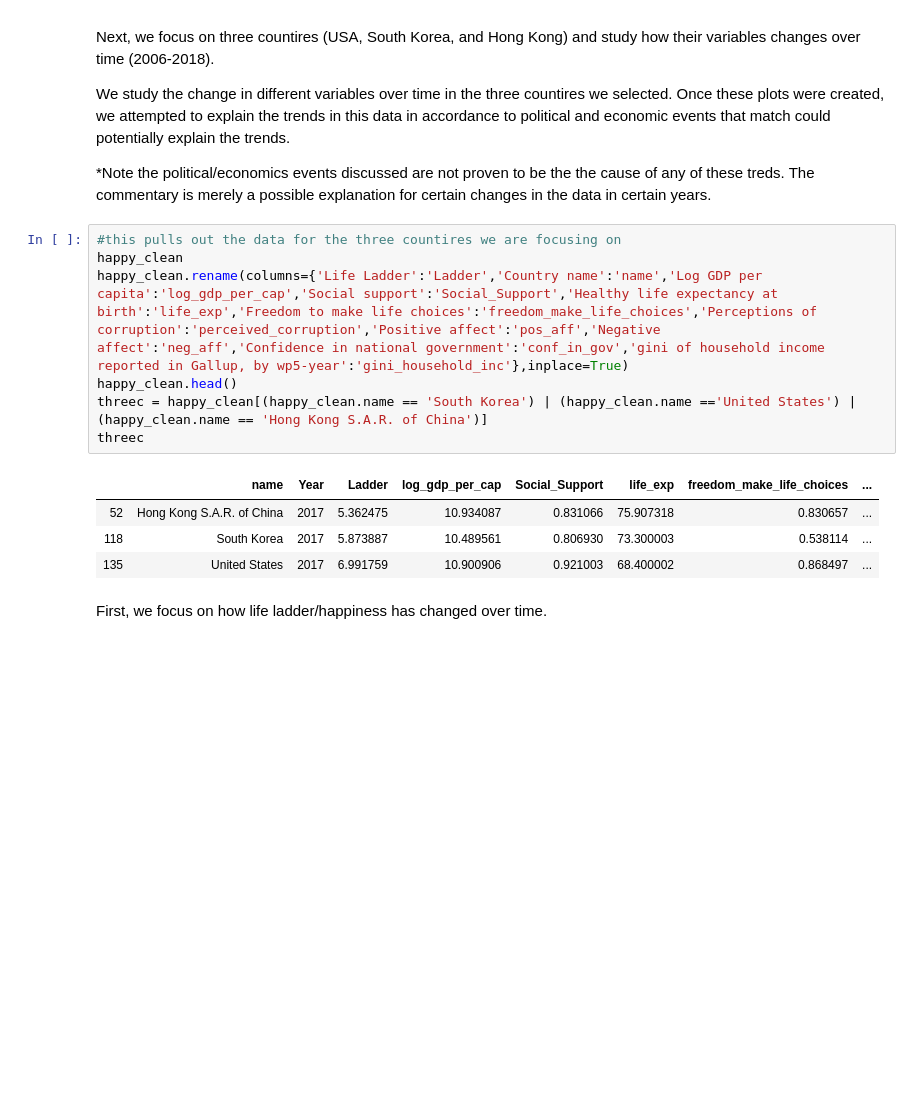
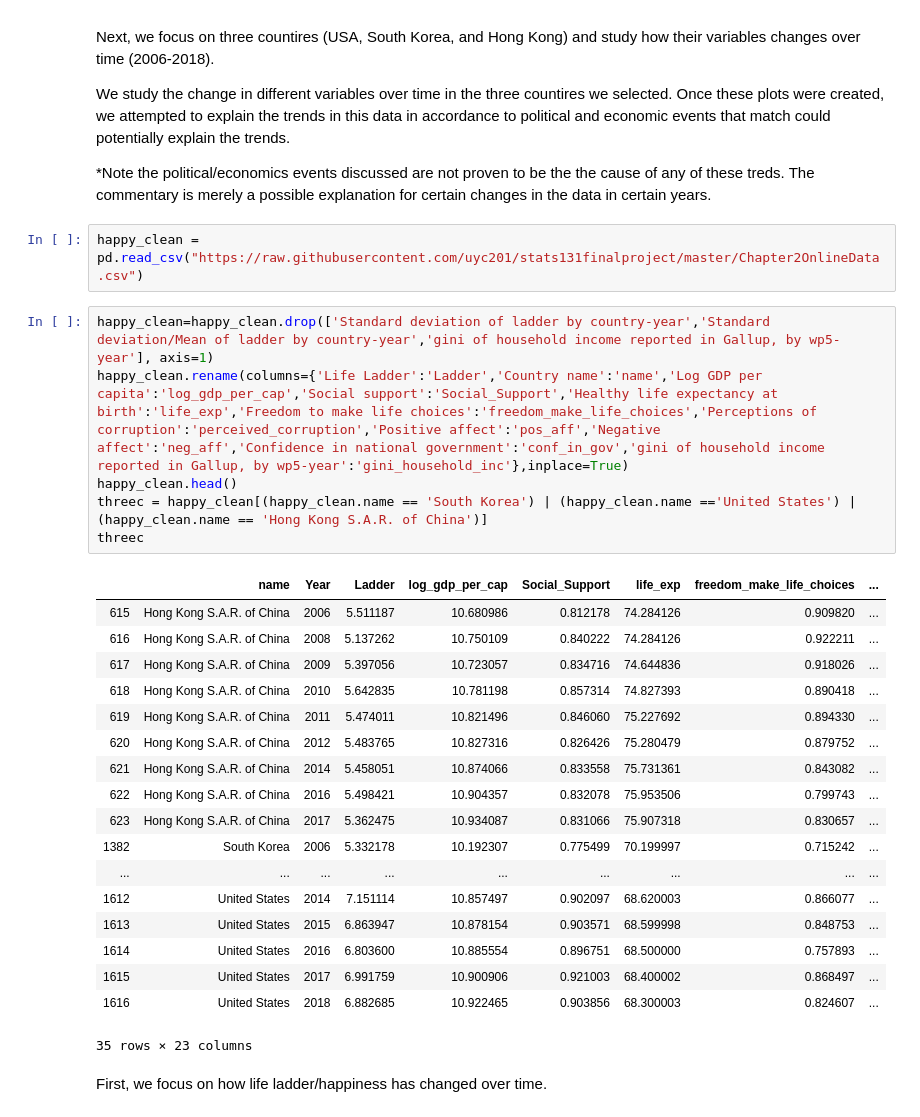
Before and after one commit to uyc201/stats131finalproject, a Jupyter notebook: Stats 131 Final Project Combined Version.ipynb, the cells around one changed output. Saved outputs shown, nothing was run; the diff lists cells and outputs as text; blank space fills up the shorter version.

```diff
--- a/Stats 131 Final Project Combined Version.ipynb
+++ b/Stats 131 Final Project Combined Version.ipynb
@@ -672,17 +668,32 @@ Next, we focus on three countires (USA, South Korea, and Hong Kong) and study ho
 We study the change in different variables over time in the three countires we selected. Once these plots were created, we attempted to explain the trends in this data in accordance to political and economic events that match could potentially explain the trends.
 
 *Note the political/economics events discussed are not proven to be the the cause of any of these treds. The commentary is merely a possible explanation for certain changes in the data in certain years.
+# %%
+happy_clean = pd.read_csv("https://raw.githubusercontent.com/uyc201/stats131finalproject/master/Chapter2OnlineData.csv")
 # %%
-#this pulls out the data for the three countires we are focusing on
-happy_clean
+happy_clean=happy_clean.drop(['Standard deviation of ladder by country-year','Standard deviation/Mean of ladder by country-year','gini of household income reported in Gallup, by wp5-year'], axis=1)
 happy_clean.rename(columns={'Life Ladder':'Ladder','Country name':'name','Log GDP per capita':'log_gdp_per_cap','Social support':'Social_Support','Healthy life expectancy at birth':'life_exp','Freedom to make life choices':'freedom_make_life_choices','Perceptions of corruption':'perceived_corruption','Positive affect':'pos_aff','Negative affect':'neg_aff','Confidence in national government':'conf_in_gov','gini of household income reported in Gallup, by wp5-year':'gini_household_inc'},inplace=True)
 happy_clean.head()
 threec = happy_clean[(happy_clean.name == 'South Korea') | (happy_clean.name =='United States') | (happy_clean.name == 'Hong Kong S.A.R. of China')]
 threec
 # %% [output]
 |  | name | Year | Ladder | log_gdp_per_cap | Social_Support | life_exp | freedom_make_life_choices | ... |
-| 52 | Hong Kong S.A.R. of China | 2017 | 5.362475 | 10.934087 | 0.831066 | 75.907318 | 0.830657 | ... |
-| 118 | South Korea | 2017 | 5.873887 | 10.489561 | 0.806930 | 73.300003 | 0.538114 | ... |
-| 135 | United States | 2017 | 6.991759 | 10.900906 | 0.921003 | 68.400002 | 0.868497 | ... |
+| 615 | Hong Kong S.A.R. of China | 2006 | 5.511187 | 10.680986 | 0.812178 | 74.284126 | 0.909820 | ... |
+| 616 | Hong Kong S.A.R. of China | 2008 | 5.137262 | 10.750109 | 0.840222 | 74.284126 | 0.922211 | ... |
+| 617 | Hong Kong S.A.R. of China | 2009 | 5.397056 | 10.723057 | 0.834716 | 74.644836 | 0.918026 | ... |
+| 618 | Hong Kong S.A.R. of China | 2010 | 5.642835 | 10.781198 | 0.857314 | 74.827393 | 0.890418 | ... |
+| 619 | Hong Kong S.A.R. of China | 2011 | 5.474011 | 10.821496 | 0.846060 | 75.227692 | 0.894330 | ... |
+| 620 | Hong Kong S.A.R. of China | 2012 | 5.483765 | 10.827316 | 0.826426 | 75.280479 | 0.879752 | ... |
+| 621 | Hong Kong S.A.R. of China | 2014 | 5.458051 | 10.874066 | 0.833558 | 75.731361 | 0.843082 | ... |
+| 622 | Hong Kong S.A.R. of China | 2016 | 5.498421 | 10.904357 | 0.832078 | 75.953506 | 0.799743 | ... |
+| 623 | Hong Kong S.A.R. of China | 2017 | 5.362475 | 10.934087 | 0.831066 | 75.907318 | 0.830657 | ... |
+| 1382 | South Korea | 2006 | 5.332178 | 10.192307 | 0.775499 | 70.199997 | 0.715242 | ... |
+| ... | ... | ... | ... | ... | ... | ... | ... | ... |
+| 1612 | United States | 2014 | 7.151114 | 10.857497 | 0.902097 | 68.620003 | 0.866077 | ... |
+| 1613 | United States | 2015 | 6.863947 | 10.878154 | 0.903571 | 68.599998 | 0.848753 | ... |
+| 1614 | United States | 2016 | 6.803600 | 10.885554 | 0.896751 | 68.500000 | 0.757893 | ... |
+| 1615 | United States | 2017 | 6.991759 | 10.900906 | 0.921003 | 68.400002 | 0.868497 | ... |
+| 1616 | United States | 2018 | 6.882685 | 10.922465 | 0.903856 | 68.300003 | 0.824607 | ... |
+35 rows × 23 columns
 # %% [markdown]
 First, we focus on how life ladder/happiness has changed over time.
```
Also changed, not shown: parts of 37 cells of this notebook.
